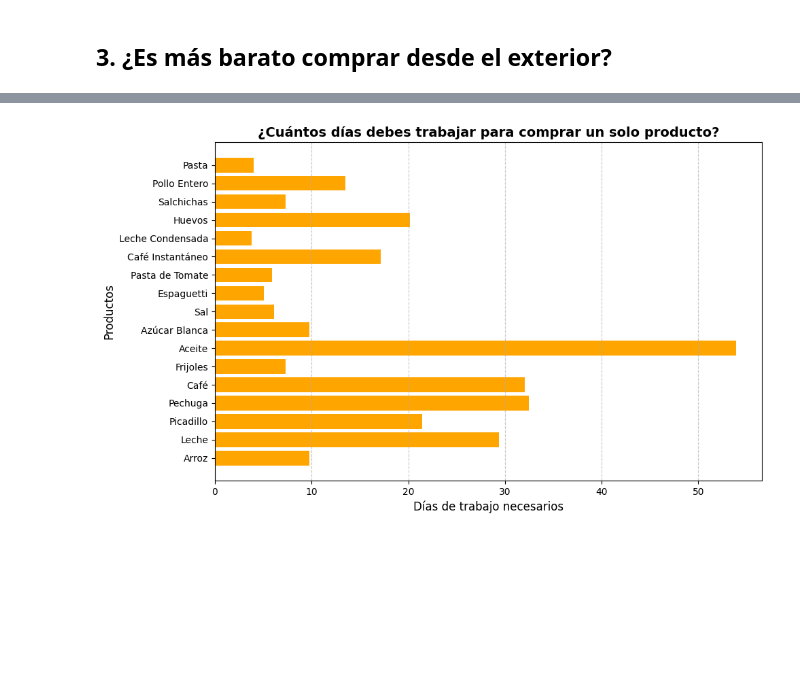
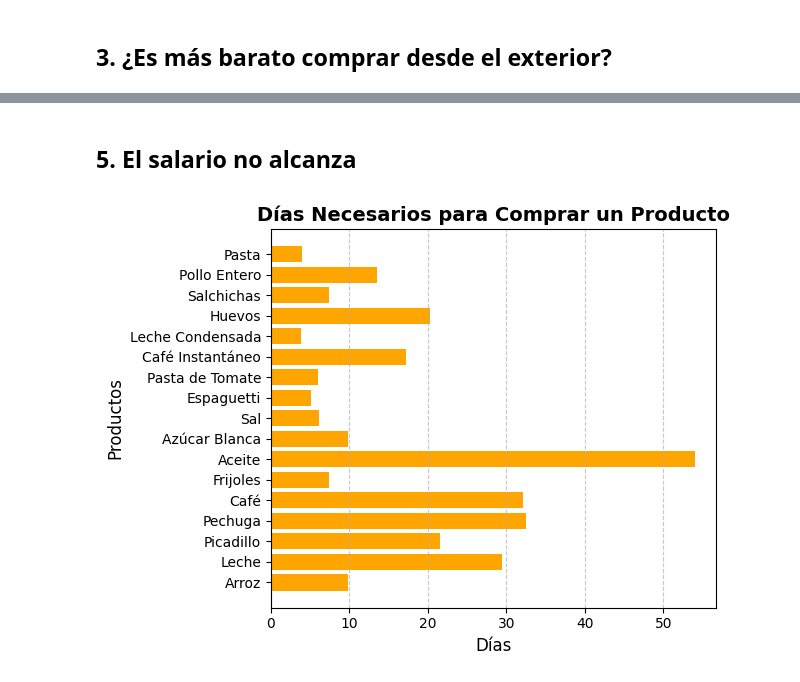
Before and after one commit to L14Npy/project_01, a Jupyter notebook: storytelling.ipynb, the cells around one changed output, grey strips where cells are left out. Saved outputs shown, nothing was run; the diff lists cells and outputs as text; code cells hidden in the pictures; blank space fills up the shorter version.

```diff
--- a/storytelling.ipynb
+++ b/storytelling.ipynb
@@ -114,34 +91,6 @@ plt.show()
-# %%
-import json
-import matplotlib.pyplot as plt
-
-# 2. Definir salario diario promedio (ajustar según tu país)
-salario_mensual = 4900  # ejemplo en CUP
-dias_laborales = 30
-salario_diario = salario_mensual / dias_laborales
-
-# 3. Calcular días necesarios para cada producto
-productos = []
-dias_necesarios = []
-
-for mipyme in mipymes:
-    for producto in mipyme['products']:
-        # Tomamos el precio más reciente
-        if producto['records']:
-            precio = producto['records'][-1]['price']
-            if precio > 0:  # ignorar productos sin precio
-                productos.append(producto['subcategory'])
-                dias = precio / salario_diario
-                dias_necesarios.append(dias)
-
-# 4. Crear gráfica de barras horizontales
-plt.figure(figsize=(10,6))
-plt.barh(productos, dias_necesarios, color='#FFA500')
-plt.xlabel('Días de trabajo necesarios', fontsize=12)
-plt.ylabel('Productos', fontsize=12)
-plt.title('¿Cuántos días debes trabajar para comprar un solo producto?', fontsize=14, weight='bold')
-plt.grid(axis='x', linestyle='--', alpha=0.7)
-plt.tight_layout()
-plt.show()
-# %% [output]
-[figure, removed]
+# %% [markdown]
+## 5. El salario no alcanza
+# %%
+ChartBar2(DoubleList3, AverageDay, 30)
+# %% [output]
+[figure, added]
```
Also changed, not shown: parts of 3 cells of this notebook, 2 other files.
